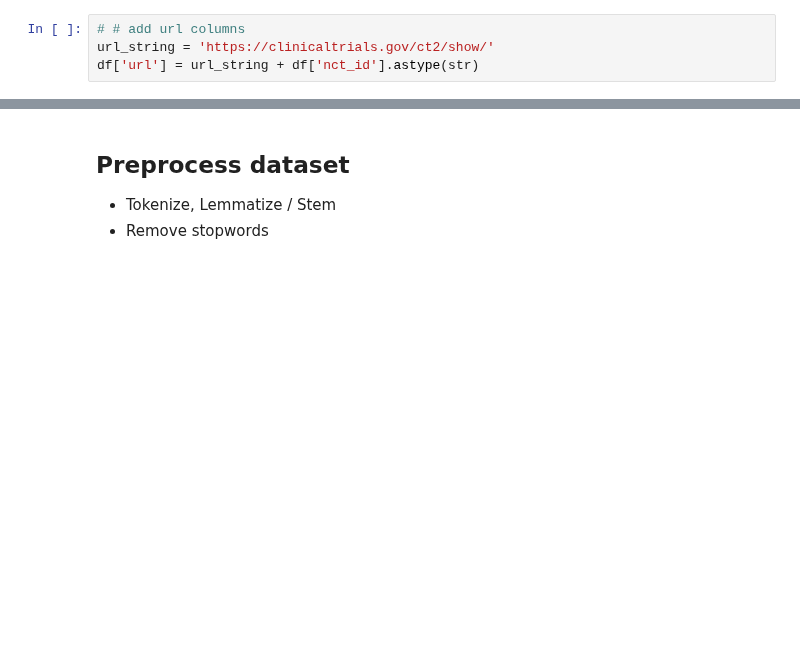
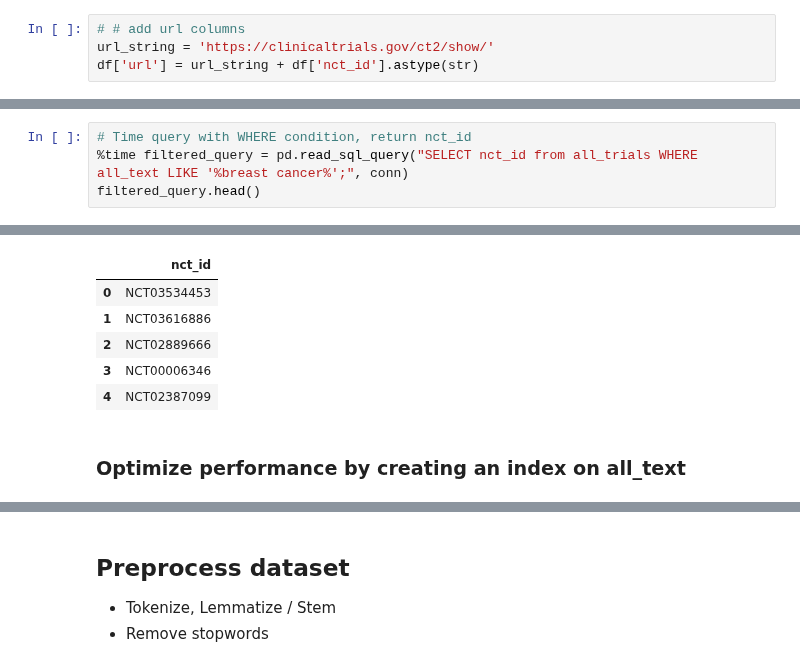
Before and after one commit to cmdelaserna/clinical-trials, a Jupyter notebook: mvp/notebooks/Script 3 - Clean JSON file, preprocess data, export working dataset.ipynb, the cells around one changed output, grey strips where cells are left out. Saved outputs shown, nothing was run; the diff lists cells and outputs as text; blank space fills up the shorter version.

```diff
--- a/mvp/notebooks/Script 3 - Clean JSON file, preprocess data, export working dataset.ipynb
+++ b/mvp/notebooks/Script 3 - Clean JSON file, preprocess data, export working dataset.ipynb
@@ -84,0 +156,5 @@ df.head()
+# %%
+# Time query with WHERE condition, return nct_id
+%time filtered_query = pd.read_sql_query("SELECT nct_id from all_trials WHERE all_text LIKE '%breast cancer%';", conn)
+filtered_query.head()
+# %% [output]
@@ -84,0 +163,8 @@ df.head()
+|  | nct_id |
+| 0 | NCT03534453 |
+| 1 | NCT03616886 |
+| 2 | NCT02889666 |
+| 3 | NCT00006346 |
+| 4 | NCT02387099 |
+# %% [markdown]
+### Optimize performance by creating an index on all_text
```
Also changed, not shown: parts of 31 cells of this notebook, 1 other file.
